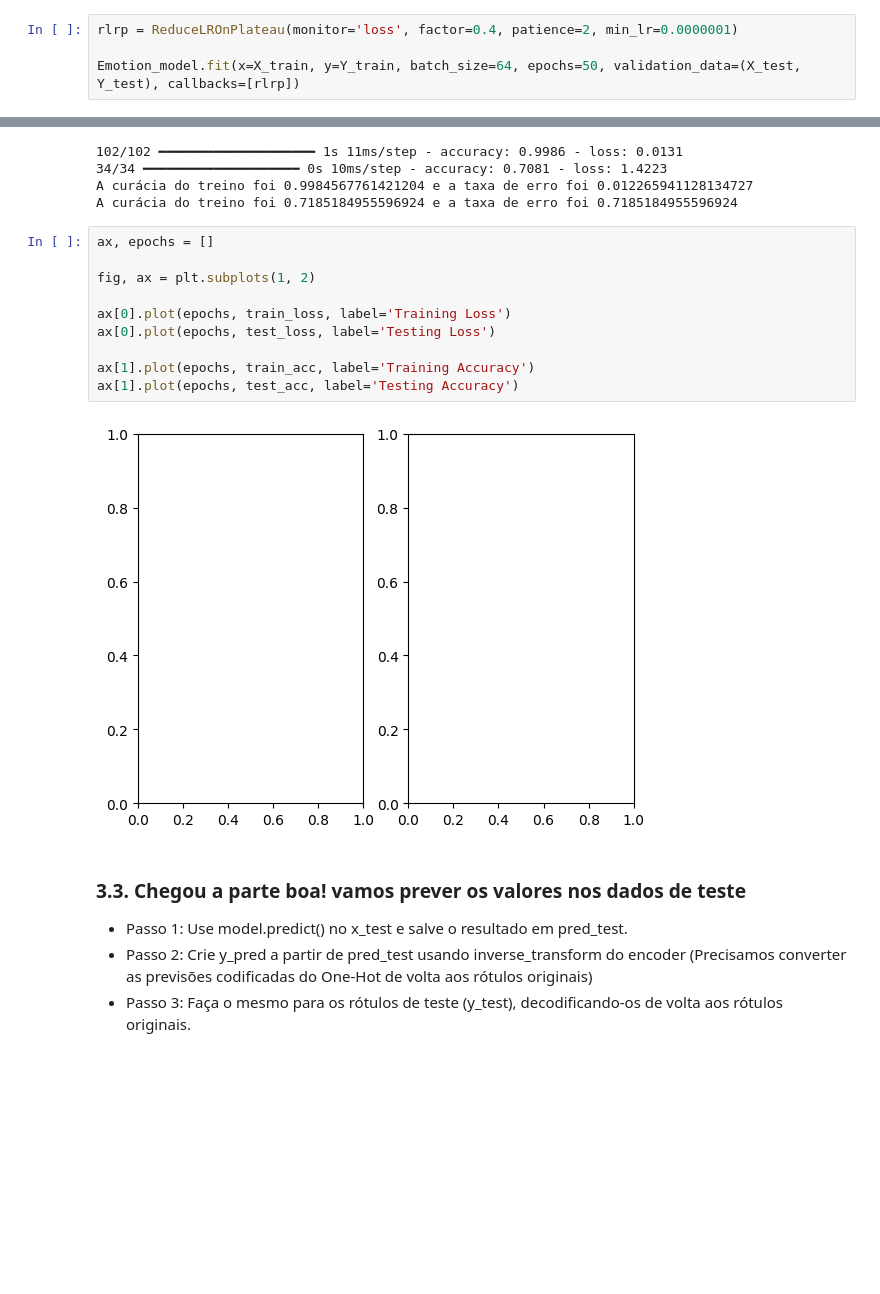
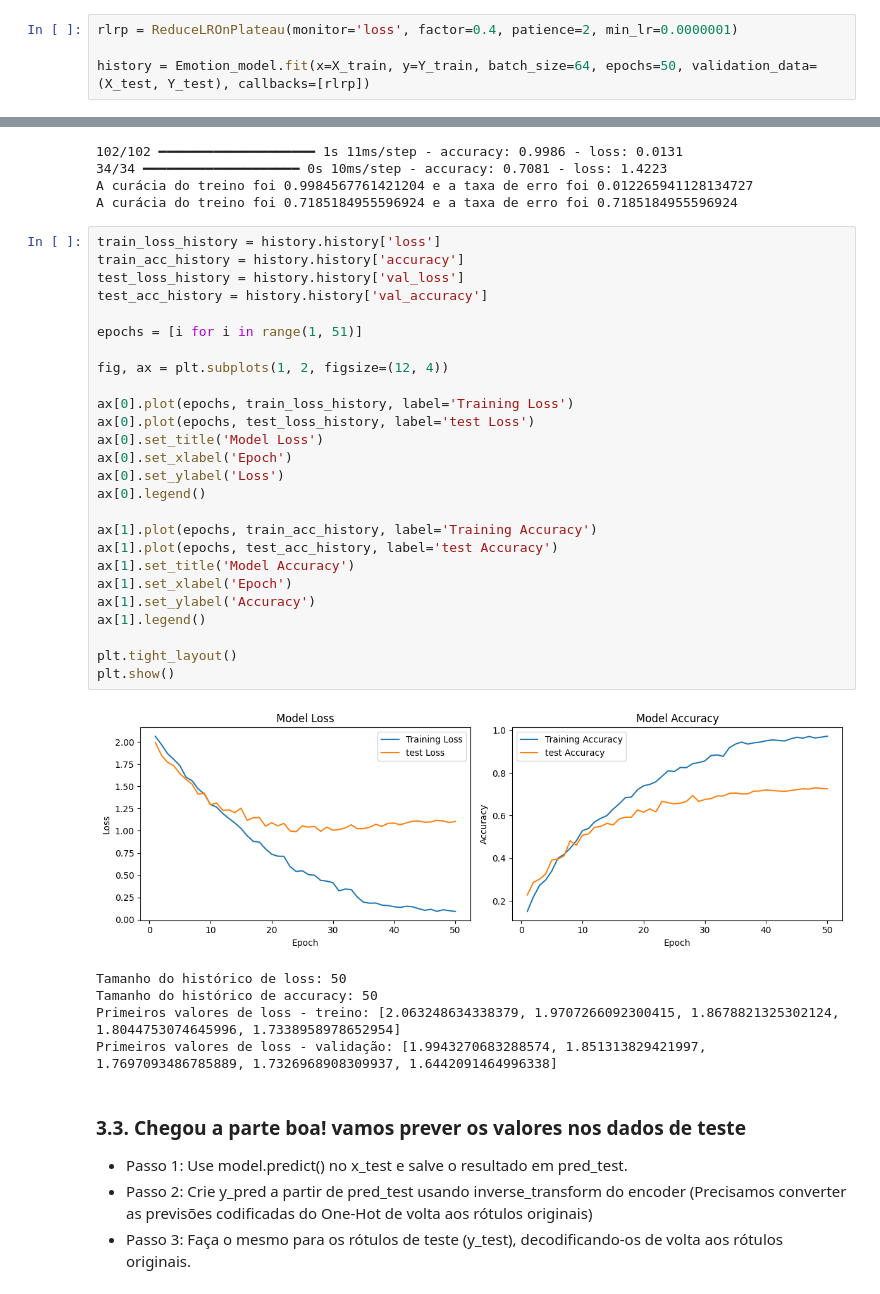
Before and after one commit to TrilhaUFPB/miniprojeto2, a Jupyter notebook: notebooks/2-feature-extraction-and-modelling.ipynb, the cells around one changed output, grey strips where cells are left out. Cells and saved outputs as stored; diff of their text form; blank space fills up the shorter version.

```diff
--- a/notebooks/2-feature-extraction-and-modelling.ipynb
+++ b/notebooks/2-feature-extraction-and-modelling.ipynb
@@ -365,6 +360,6 @@ Model: "sequential_1"
 # %%
 rlrp = ReduceLROnPlateau(monitor='loss', factor=0.4, patience=2, min_lr=0.0000001)
 
-Emotion_model.fit(x=X_train, y=Y_train, batch_size=64, epochs=50, validation_data=(X_test, Y_test), callbacks=[rlrp])
+history = Emotion_model.fit(x=X_train, y=Y_train, batch_size=64, epochs=50, validation_data=(X_test, Y_test), callbacks=[rlrp])
 # %% [output]
 Epoch 1/50
@@ -429,17 +423,37 @@ print(f'A curácia do treino foi {test_acc} e a taxa de erro foi {test_acc}')
 A curácia do treino foi 0.9984567761421204 e a taxa de erro foi 0.012265941128134727
 A curácia do treino foi 0.7185184955596924 e a taxa de erro foi 0.7185184955596924
 # %%
-ax, epochs = []
+train_loss_history = history.history['loss']
+train_acc_history = history.history['accuracy']
+test_loss_history = history.history['val_loss']
+test_acc_history = history.history['val_accuracy']
 
-fig, ax = plt.subplots(1, 2)
+epochs = [i for i in range(1, 51)]
 
-ax[0].plot(epochs, train_loss, label='Training Loss')
-ax[0].plot(epochs, test_loss, label='Testing Loss')
+fig, ax = plt.subplots(1, 2, figsize=(12, 4))
 
-ax[1].plot(epochs, train_acc, label='Training Accuracy')
-ax[1].plot(epochs, test_acc, label='Testing Accuracy')
+ax[0].plot(epochs, train_loss_history, label='Training Loss')
+ax[0].plot(epochs, test_loss_history, label='test Loss')
+ax[0].set_title('Model Loss')
+ax[0].set_xlabel('Epoch')
+ax[0].set_ylabel('Loss')
+ax[0].legend()
+
+ax[1].plot(epochs, train_acc_history, label='Training Accuracy')
+ax[1].plot(epochs, test_acc_history, label='test Accuracy')
+ax[1].set_title('Model Accuracy')
+ax[1].set_xlabel('Epoch')
+ax[1].set_ylabel('Accuracy')
+ax[1].legend()
+
+plt.tight_layout()
+plt.show()
 # %% [output]
-[figure, old version]
+[figure, new version]
+Tamanho do histórico de loss: 50
+Tamanho do histórico de accuracy: 50
+Primeiros valores de loss - treino: [2.063248634338379, 1.9707266092300415, 1.8678821325302124, 1.8044753074645996, 1.7338958978652954]
+Primeiros valores de loss - validação: [1.9943270683288574, 1.851313829421997, 1.7697093486785889, 1.7326968908309937, 1.6442091464996338]
 # %% [markdown]
 ### 3.3. Chegou a parte boa! vamos prever os valores nos dados de teste
 - Passo 1: Use model.predict() no x_test e salve o resultado em pred_test.
```
Also changed, not shown: parts of 14 cells of this notebook.
